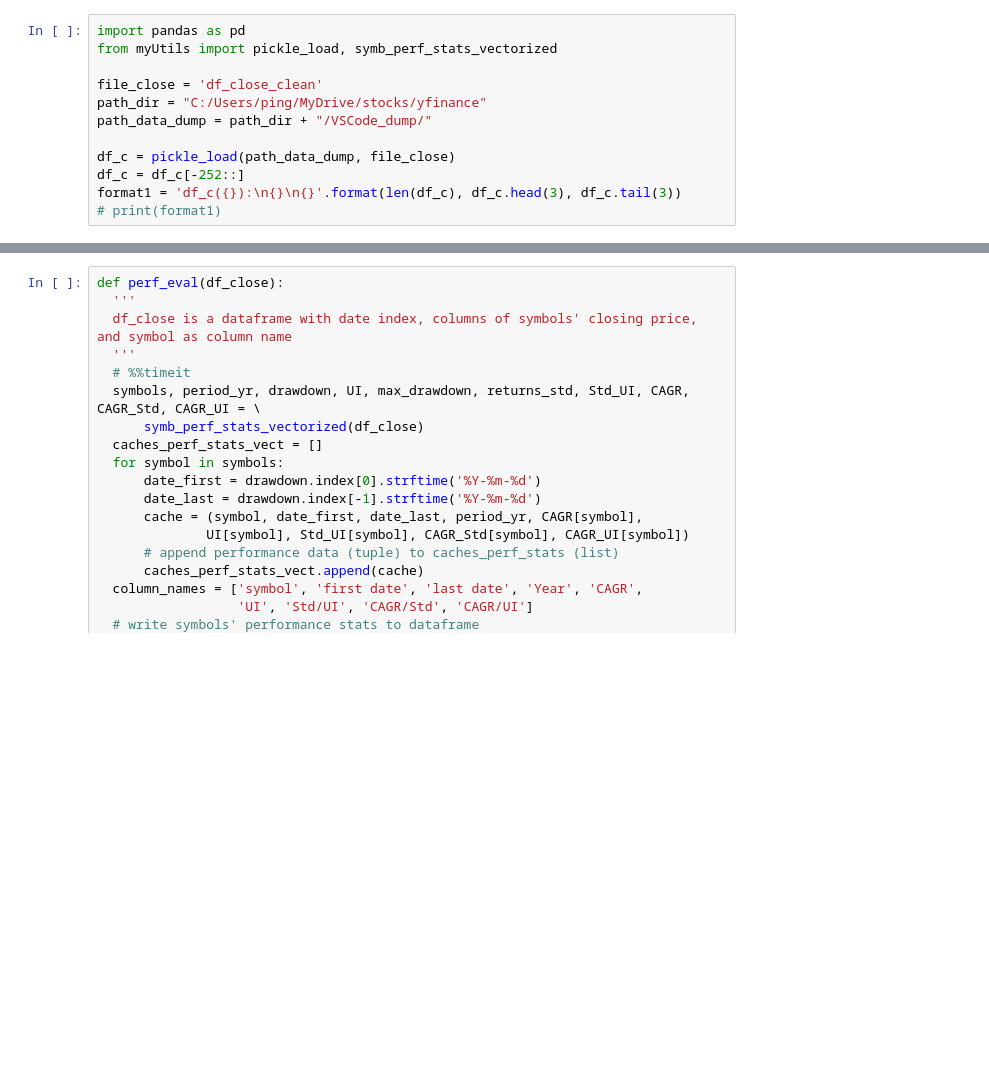
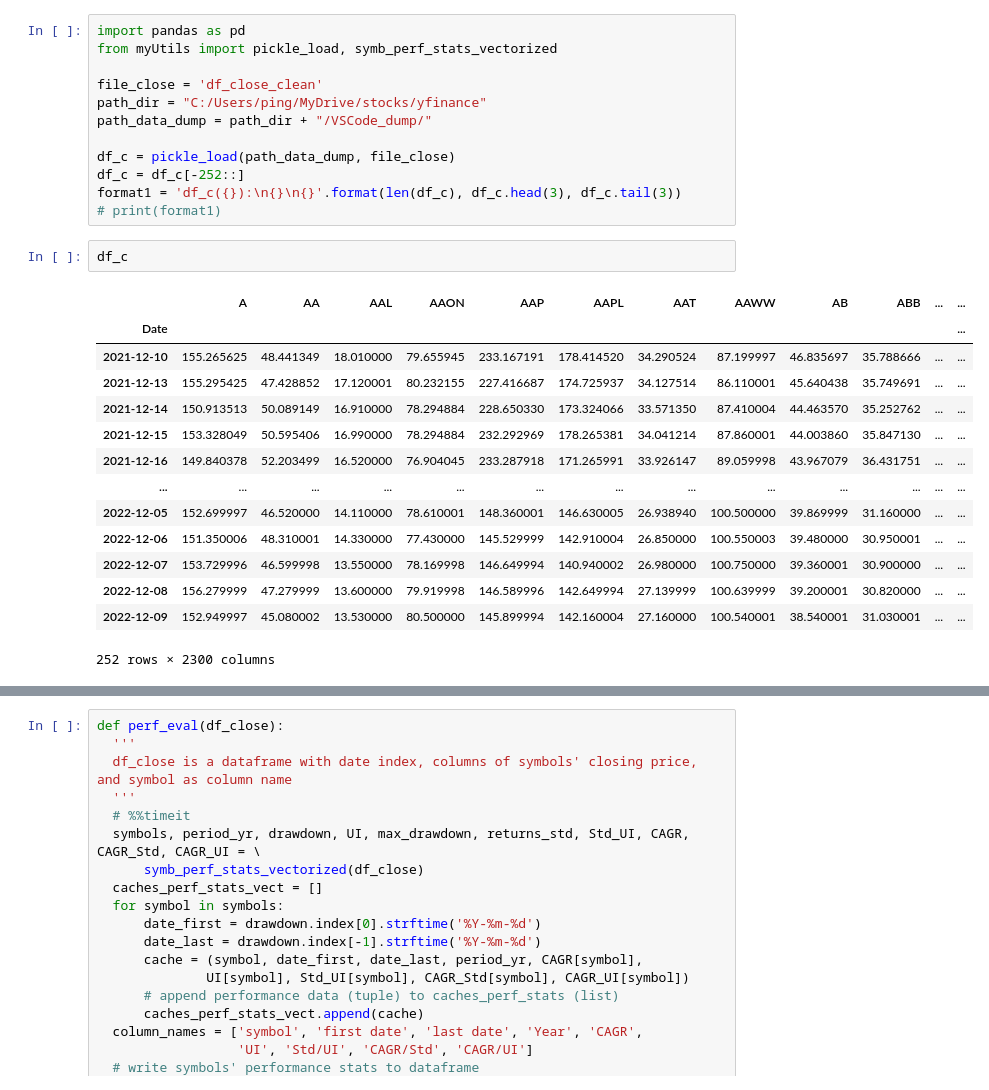
Before and after one commit to pympk/py379, a Jupyter notebook: yf_6eval.ipynb, the cells around one changed output, grey strips where cells are left out. Saved outputs shown, nothing was run; the diff lists cells and outputs as text; blank space fills up the shorter version.

```diff
--- a/yf_6eval.ipynb
+++ b/yf_6eval.ipynb
@@ -10,3 +10,20 @@ df_c = pickle_load(path_data_dump, file_close)
 df_c = df_c[-252::]
 format1 = 'df_c({}):\n{}\n{}'.format(len(df_c), df_c.head(3), df_c.tail(3))
 # print(format1)
+# %%
+df_c
+# %% [output]
+|  | A | AA | AAL | AAON | AAP | AAPL | AAT | AAWW | AB | ABB | ... | ... |
+| Date |  |  |  |  |  |  |  |  |  |  |  | ... |
+| 2021-12-10 | 155.265625 | 48.441349 | 18.010000 | 79.655945 | 233.167191 | 178.414520 | 34.290524 | 87.199997 | 46.835697 | 35.788666 | ... | ... |
+| 2021-12-13 | 155.295425 | 47.428852 | 17.120001 | 80.232155 | 227.416687 | 174.725937 | 34.127514 | 86.110001 | 45.640438 | 35.749691 | ... | ... |
+| 2021-12-14 | 150.913513 | 50.089149 | 16.910000 | 78.294884 | 228.650330 | 173.324066 | 33.571350 | 87.410004 | 44.463570 | 35.252762 | ... | ... |
+| 2021-12-15 | 153.328049 | 50.595406 | 16.990000 | 78.294884 | 232.292969 | 178.265381 | 34.041214 | 87.860001 | 44.003860 | 35.847130 | ... | ... |
+| 2021-12-16 | 149.840378 | 52.203499 | 16.520000 | 76.904045 | 233.287918 | 171.265991 | 33.926147 | 89.059998 | 43.967079 | 36.431751 | ... | ... |
+| ... | ... | ... | ... | ... | ... | ... | ... | ... | ... | ... | ... | ... |
+| 2022-12-05 | 152.699997 | 46.520000 | 14.110000 | 78.610001 | 148.360001 | 146.630005 | 26.938940 | 100.500000 | 39.869999 | 31.160000 | ... | ... |
+| 2022-12-06 | 151.350006 | 48.310001 | 14.330000 | 77.430000 | 145.529999 | 142.910004 | 26.850000 | 100.550003 | 39.480000 | 30.950001 | ... | ... |
+| 2022-12-07 | 153.729996 | 46.599998 | 13.550000 | 78.169998 | 146.649994 | 140.940002 | 26.980000 | 100.750000 | 39.360001 | 30.900000 | ... | ... |
+| 2022-12-08 | 156.279999 | 47.279999 | 13.600000 | 79.919998 | 146.589996 | 142.649994 | 27.139999 | 100.639999 | 39.200001 | 30.820000 | ... | ... |
+| 2022-12-09 | 152.949997 | 45.080002 | 13.530000 | 80.500000 | 145.899994 | 142.160004 | 27.160000 | 100.540001 | 38.540001 | 31.030001 | ... | ... |
+252 rows × 2300 columns
```
Also changed, not shown: parts of 5 cells of this notebook, 3 other files.
